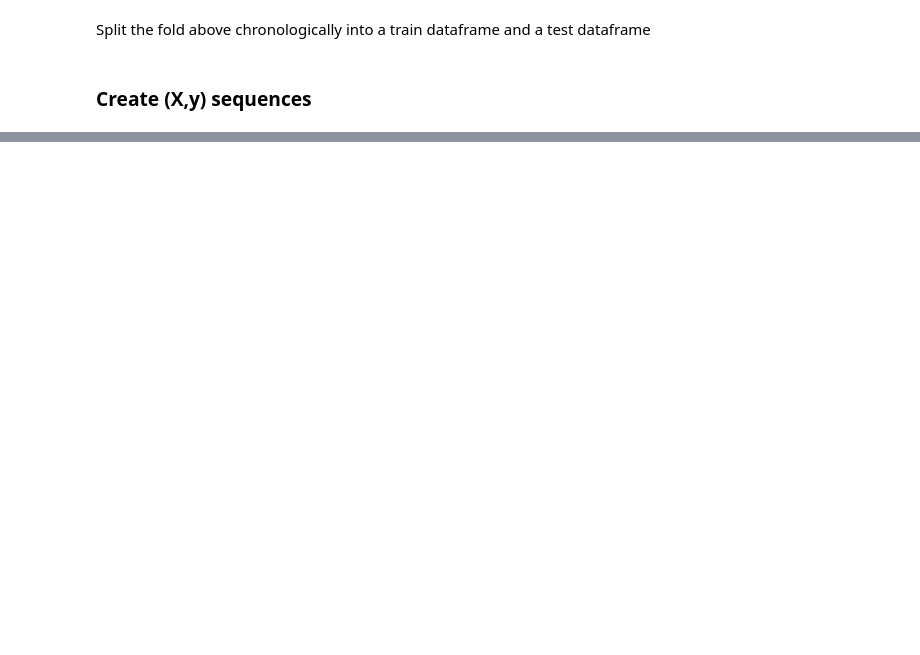
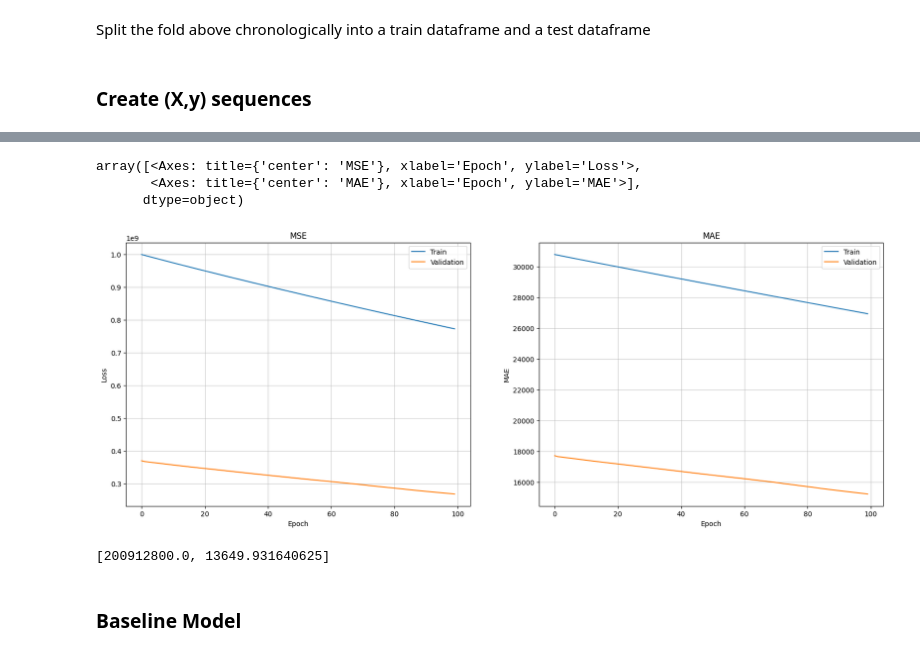
Before and after one commit to mattwagon/oil_production_prediction, a Jupyter notebook: notebooks/eduardo - rnn-model.ipynb, the cells around one changed output, grey strips where cells are left out. Saved outputs shown, nothing was run; the diff lists cells and outputs as text; code cells hidden in the pictures; blank space fills up the shorter version.

Commit message:
Completed baseline model

```diff
--- a/notebooks/eduardo - rnn-model.ipynb
+++ b/notebooks/eduardo - rnn-model.ipynb
@@ -260,0 +353,6 @@ INPUT_LENGTH = 14 days = 2 weeks
+# %%
+X_train, y_train = get_X_y_strides(fold_train, INPUT_LENGTH, OUTPUT_LENGTH, SEQUENCE_STRIDE)
+X_test, y_test = get_X_y_strides(fold_test, INPUT_LENGTH, OUTPUT_LENGTH, SEQUENCE_STRIDE)
+
+print(X_train.shape)
+print(y_train.shape)
@@ -260,0 +400,3 @@ INPUT_LENGTH = 14 days = 2 weeks
+# %%
+model = init_model(X_train, y_train)
+model.summary()
@@ -260,0 +446,19 @@ INPUT_LENGTH = 14 days = 2 weeks
+# %%
+from tensorflow.keras.callbacks import EarlyStopping
+
+es = EarlyStopping(patience=5, restore_best_weights=True)
+
+def fit_model(model):
+
+    history = model.fit(X_train, y_train,
+                        validation_split=0.3,
+                        shuffle = False,
+                        batch_size=32,
+                        epochs=100,
+                        verbose=1,
+                        callbacks=[es]
+                       )
+
+    return (model, history)
+# %%
+model, history = fit_model(model)
@@ -260,0 +483,14 @@ INPUT_LENGTH = 14 days = 2 weeks
+# %%
+plot_history(history)
+# %% [output]
+array([<Axes: title={'center': 'MSE'}, xlabel='Epoch', ylabel='Loss'>,
+       <Axes: title={'center': 'MAE'}, xlabel='Epoch', ylabel='MAE'>],
+      dtype=object)
+[figure, added]
+# %%
+res = model.evaluate(X_test, y_test, verbose=0)
+res
+# %% [output]
+[200912800.0, 13649.931640625]
+# %% [markdown]
+### Baseline Model
```
Also changed, not shown: parts of 31 cells of this notebook.
